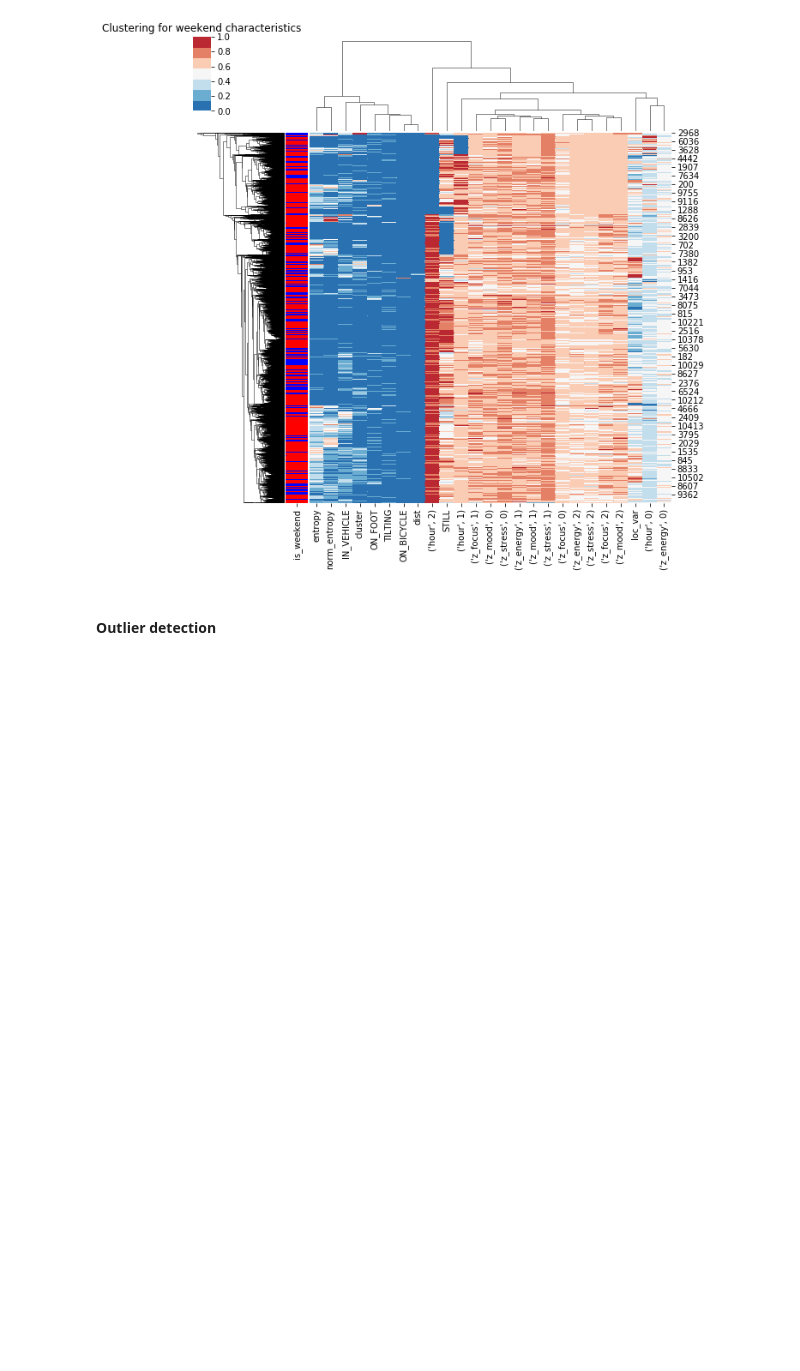
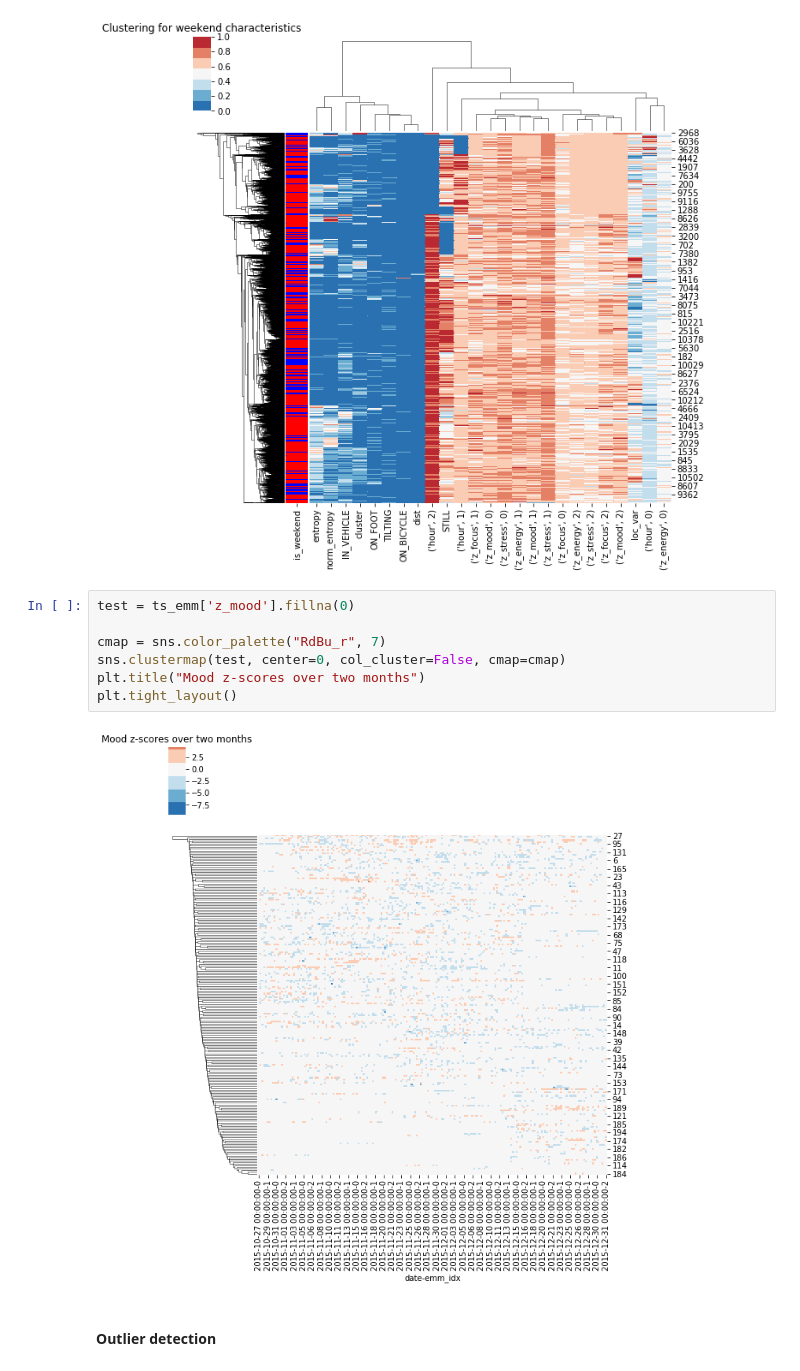
Before and after one commit to tliu526/lifesense, a Jupyter notebook: daily_rhythm.ipynb, the cells around one changed output. Drawn from its saved outputs; the diff is of its cells as text; blank space fills up the shorter version.

```diff
--- a/daily_rhythm.ipynb
+++ b/daily_rhythm.ipynb
@@ -414,6 +426,15 @@ plt.title("Clustering for weekend characteristics")
 plt.savefig("figures/weekend_days.png", dpi=300)
 # %% [output]
 [figure]
+# %%
+test = ts_emm['z_mood'].fillna(0)
+
+cmap = sns.color_palette("RdBu_r", 7)
+sns.clustermap(test, center=0, col_cluster=False, cmap=cmap)
+plt.title("Mood z-scores over two months")
+plt.tight_layout()
+# %% [output]
+[figure, added]
 # %% [markdown]
 #### Outlier detection
 # %%
```
Also changed, not shown: parts of 8 cells of this notebook.
